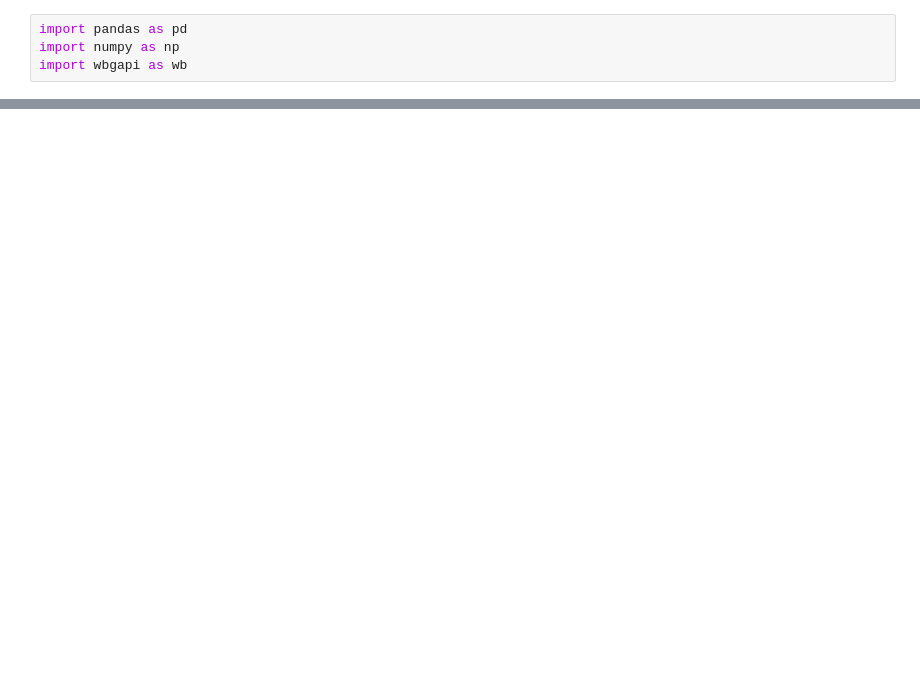
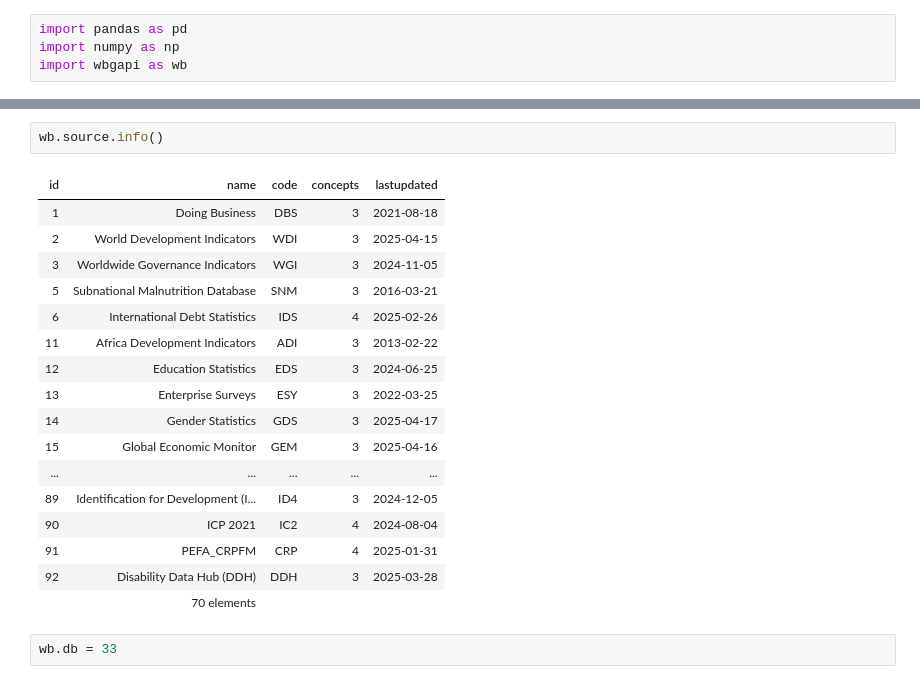
Before and after one commit to datakind/datakit-financial-inclusion-2025, a Jupyter notebook: challenge/mexico_wealth_analysis/mexico_bank_accounts.ipynb, the cells around one changed output, grey strips where cells are left out. Saved outputs shown, nothing was run; the diff lists cells and outputs as text; blank space fills up the shorter version.

```diff
--- a/challenge/mexico_wealth_analysis/mexico_bank_accounts.ipynb
+++ b/challenge/mexico_wealth_analysis/mexico_bank_accounts.ipynb
@@ -47,0 +15,22 @@ Series
+# %%
+wb.source.info()
+# %% [output]
+| id | name | code | concepts | lastupdated |
+| 1 | Doing Business | DBS | 3 | 2021-08-18 |
+| 2 | World Development Indicators | WDI | 3 | 2025-04-15 |
+| 3 | Worldwide Governance Indicators | WGI | 3 | 2024-11-05 |
+| 5 | Subnational Malnutrition Database | SNM | 3 | 2016-03-21 |
+| 6 | International Debt Statistics | IDS | 4 | 2025-02-26 |
+| 11 | Africa Development Indicators | ADI | 3 | 2013-02-22 |
+| 12 | Education Statistics | EDS | 3 | 2024-06-25 |
+| 13 | Enterprise Surveys | ESY | 3 | 2022-03-25 |
+| 14 | Gender Statistics | GDS | 3 | 2025-04-17 |
+| 15 | Global Economic Monitor | GEM | 3 | 2025-04-16 |
+| ... | ... | ... | ... | ... |
+| 89 | Identification for Development (I... | ID4 | 3 | 2024-12-05 |
+| 90 | ICP 2021 | IC2 | 4 | 2024-08-04 |
+| 91 | PEFA_CRPFM | CRP | 4 | 2025-01-31 |
+| 92 | Disability Data Hub (DDH) | DDH | 3 | 2025-03-28 |
+|  | 70 elements |  |  |  |
+# %%
+wb.db = 33
```
Also changed, not shown: parts of 6 cells of this notebook, 7 other files.
